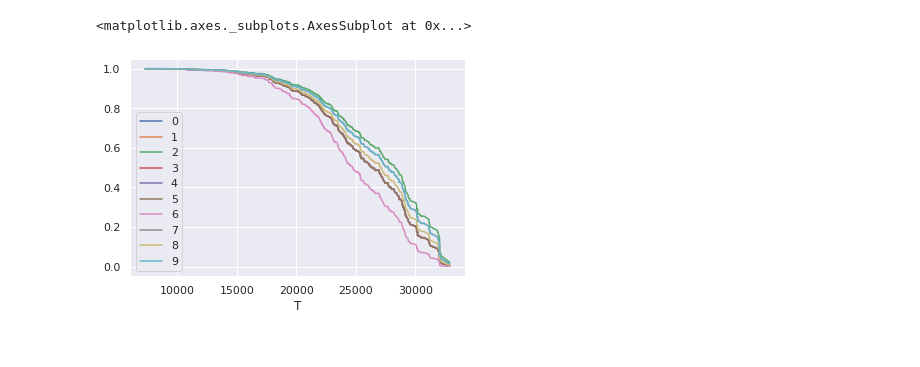
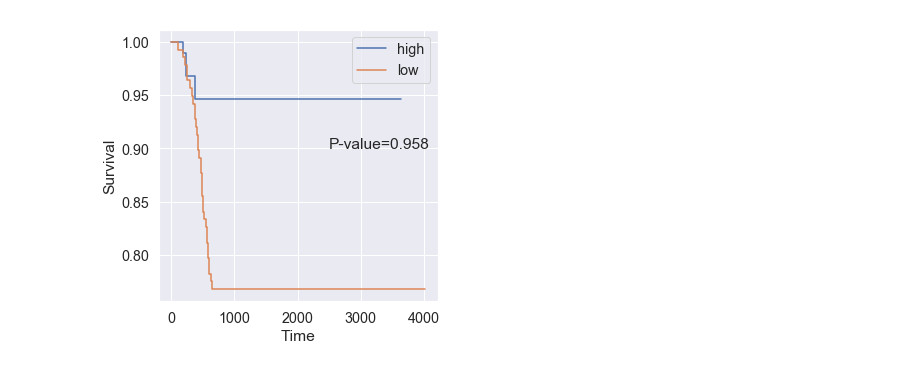
Before and after one commit to boringariel/scikit-learn, a Jupyter notebook: with_lifeline.ipynb, the cells around one changed output. Saved outputs shown, nothing was run; the diff lists cells and outputs as text; code cells hidden in the pictures.

```diff
--- a/with_lifeline.ipynb
+++ b/with_lifeline.ipynb
@@ -26,0 +23,11 @@ df.tail()
+# %%
+#data input
+table = pd.read_csv("./all_phase2_target_2018_pub_(pediatric)/all_phase2_target_2018_pub_clinical_data.csv")
+rna = pd.read_csv("./all_phase2_target_2018_pub_(pediatric)/data_expression_median.txt", sep = '\t', header = None).T
+
+rna.columns = rna.iloc[0,:]
+rna = rna[2:]
+
+table = pd.merge(table, rna, left_on = 'Sample ID', right_on = 'Hugo_Symbol')
+
+table.to_csv('./target.csv')
@@ -27,4 +55,4 @@ df.tail()
 # %%
 #converting data: vital_status >>> bool, days_to_birth >>> abs(int)
-df['vital_status'] = (df['vital_status'] == 'Dead')
-df['days_to_birth'] = abs(df['days_to_birth'].astype(int))
+table['First Event'] = (table['First Event'] == 'Death')
+table['Overall Survival Days'] = abs(table['Overall Survival Days'].astype(int))
@@ -143,6 +59,25 @@ cph.plot()
-# %%
-#0~9 sample plot
-cph.predict_survival_function(df2_num.iloc[0:10]).plot()
-# %% [output]
-<matplotlib.axes._subplots.AxesSubplot at 0x...>
-[figure, removed]
+# %%
+table = table.sort_values(["TPD52"], ascending=[False])
+table = table.reset_index(drop=True)
+# %%
+fig, ax = plt.subplots(figsize=(5,5))
+mask = table['TPD52'] > table['TPD52'].mean()
+time, survival_prob = kaplan_meier_estimator(table['First Event'][mask], table['Overall Survival Days'][mask])
+kmf.fit(time, survival_prob, label='high')
+kmf.plot(ax=ax, ci_show=False)
+
+mask2 = table['TPD52'] < table['TPD52'].mean()
+time, survival_prob = kaplan_meier_estimator(table['First Event'][mask2], table['Overall Survival Days'][mask2])
+kmf.fit(time, survival_prob, label='low')
+kmf.plot(ax=ax, ci_show=False)
+
+result = logrank_test(table['First Event'][mask], table['First Event'][mask2], table['Overall Survival Days'][mask], table['Overall Survival Days'][mask2], alpha=.99)
+pvalue = result.p_value
+ax.text(2500,0.9,'P-value=%.3f'% pvalue)
+
+ax.set_xlabel('Time')
+ax.set_ylabel('Survival')
+
+plt.savefig('./survival.png', dpi=300, bbox_inches='tight')
+# %% [output]
+[figure, added]
```
Also changed, not shown: parts of 17 cells of this notebook, 2 other files.
